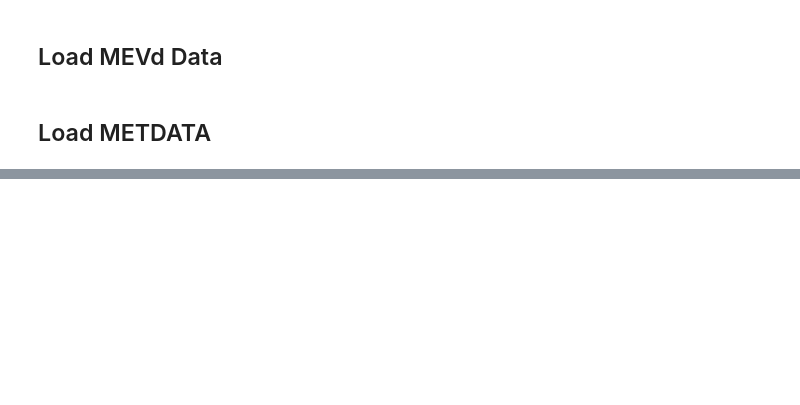
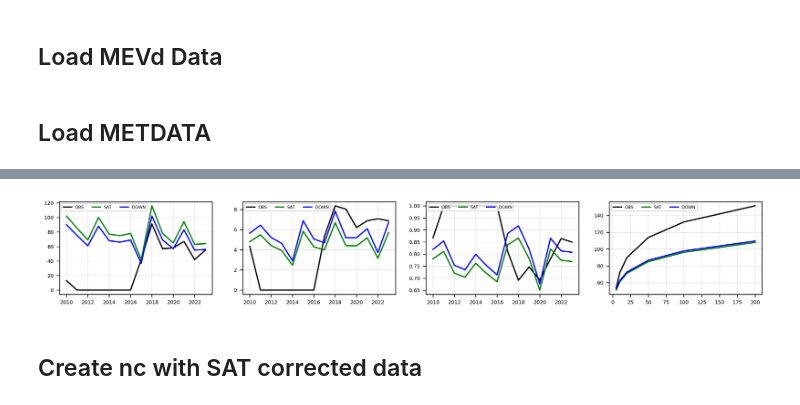
Before and after one commit to mhacarthur/downpy, a Jupyter notebook: 4_bias/I_param.ipynb, the cells around one changed output, grey strips where cells are left out. Saved outputs shown, nothing was run; the diff lists cells and outputs as text; code cells hidden in the pictures; blank space fills up the shorter version.

```diff
--- a/4_bias/I_param.ipynb
+++ b/4_bias/I_param.ipynb
@@ -53,3 +57,16 @@ lon2d_IM, lat2d_IM = np.meshgrid(lons_IM, lats_IM)
 # %% [markdown]
 ## Load METDATA
+# %%
+# seeds_list = [7, 19, 31, 53, 89, 127, 211, 307, 401, 509, 613, 727, 839, 947, 1051]
+
+primos_50 = [2, 3, 5, 7, 11, 13, 17, 19, 23, 29, 31, 37, 41, 43, 47, 53, 59, 61, 67, 71,
+            73, 79, 83, 89, 97, 101, 103, 107, 109, 113, 127, 131, 137, 139, 149, 151,
+            157, 163, 167, 173, 179, 181, 191, 193, 197, 199, 211, 223, 227, 229]
+
+# Generar 50 números aleatorios fijos
+np.random.seed(123)  # Semilla fija para reproducibilidad
+aleatorios_50 = np.random.choice(range(1000, 10000), size=50, replace=False).tolist()
+
+# seeds_list = primos_50 + aleatorios_50
+seeds_list = primos_50
 # %%
@@ -139,0 +141,43 @@ ax1.tick_params(axis='both', which='major', labelsize=7)
+# %%
+fig = plt.figure(figsize=(15,2),dpi=300)
+gs = gridspec.GridSpec(1,4)
+
+# =============================================================================
+ax1 = plt.subplot(gs[0, 0])
+ax1.plot(merged_df_clean.Year, merged_df_clean.N, c='k', label='OBS')
+ax1.plot(merged_df_clean.Year, merged_df_clean.Ns, c='g', label='SAT')
+ax1.plot(merged_df_clean.Year, merged_df_clean.Nd, c='b', label='DOWN')
+plt.legend(fontsize=5,loc=2, ncol=3)
+ax1.tick_params(axis='both', which='major', labelsize=6)
+plt.grid(linewidth=0.3, linestyle='--')
+
+# =============================================================================
+ax1 = plt.subplot(gs[0, 1])
+ax1.plot(merged_df_clean.Year, merged_df_clean.C, c='k', label='OBS')
+ax1.plot(merged_df_clean.Year, merged_df_clean.Cs, c='g', label='SAT')
+ax1.plot(merged_df_clean.Year, merged_df_clean.Cd, c='b', label='DOWN')
+plt.legend(fontsize=5,loc=2, ncol=3)
+ax1.tick_params(axis='both', which='major', labelsize=6)
+plt.grid(linewidth=0.3, linestyle='--')
+
+# =============================================================================
+ax1 = plt.subplot(gs[0, 2])
+ax1.plot(merged_df_clean.Year, merged_df_clean.W, c='k', label='OBS')
+ax1.plot(merged_df_clean.Year, merged_df_clean.Ws, c='g', label='SAT')
+ax1.plot(merged_df_clean.Year, merged_df_clean.Wd, c='b', label='DOWN')
+plt.legend(fontsize=5,loc=2, ncol=3)
+ax1.tick_params(axis='both', which='major', labelsize=6)
+plt.grid(linewidth=0.3, linestyle='--')
+
+# =============================================================================
+ax1 = plt.subplot(gs[0, 3])
+ax1.plot(Tr, QQ_OBS, c='k', label='OBS')
+ax1.plot(Tr, QQ_SAT, c='g', label='SAT')
+ax1.plot(Tr, QQ_DOWN, c='b', label='DOWN')
+plt.legend(fontsize=5,loc=2, ncol=3)
+ax1.tick_params(axis='both', which='major', labelsize=6)
+plt.grid(linewidth=0.3, linestyle='--')
+# %% [output]
+[figure, added]
+# %% [markdown]
+## Create nc with SAT corrected data
```
Also changed, not shown: parts of 17 cells of this notebook, 2 other files.
